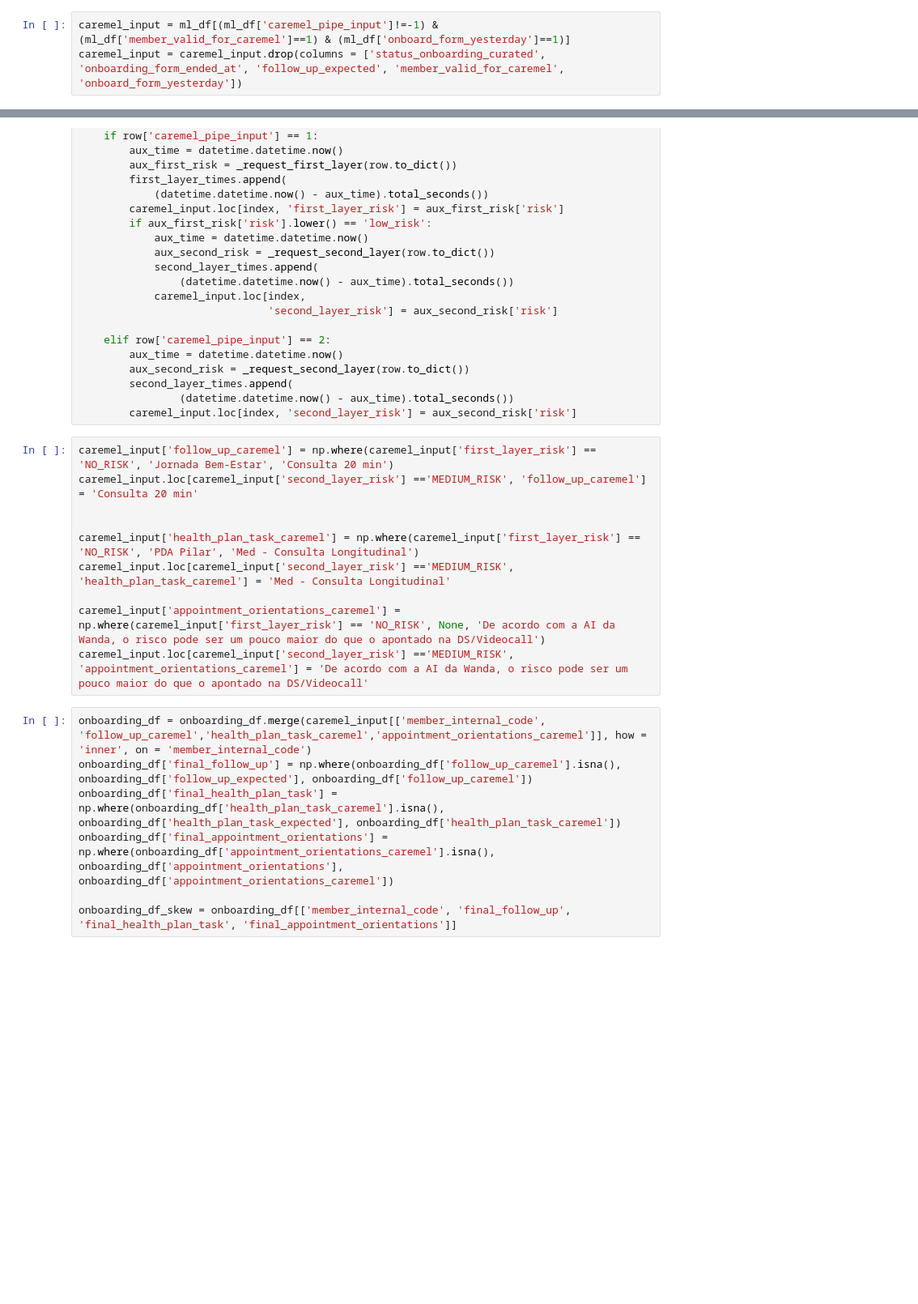
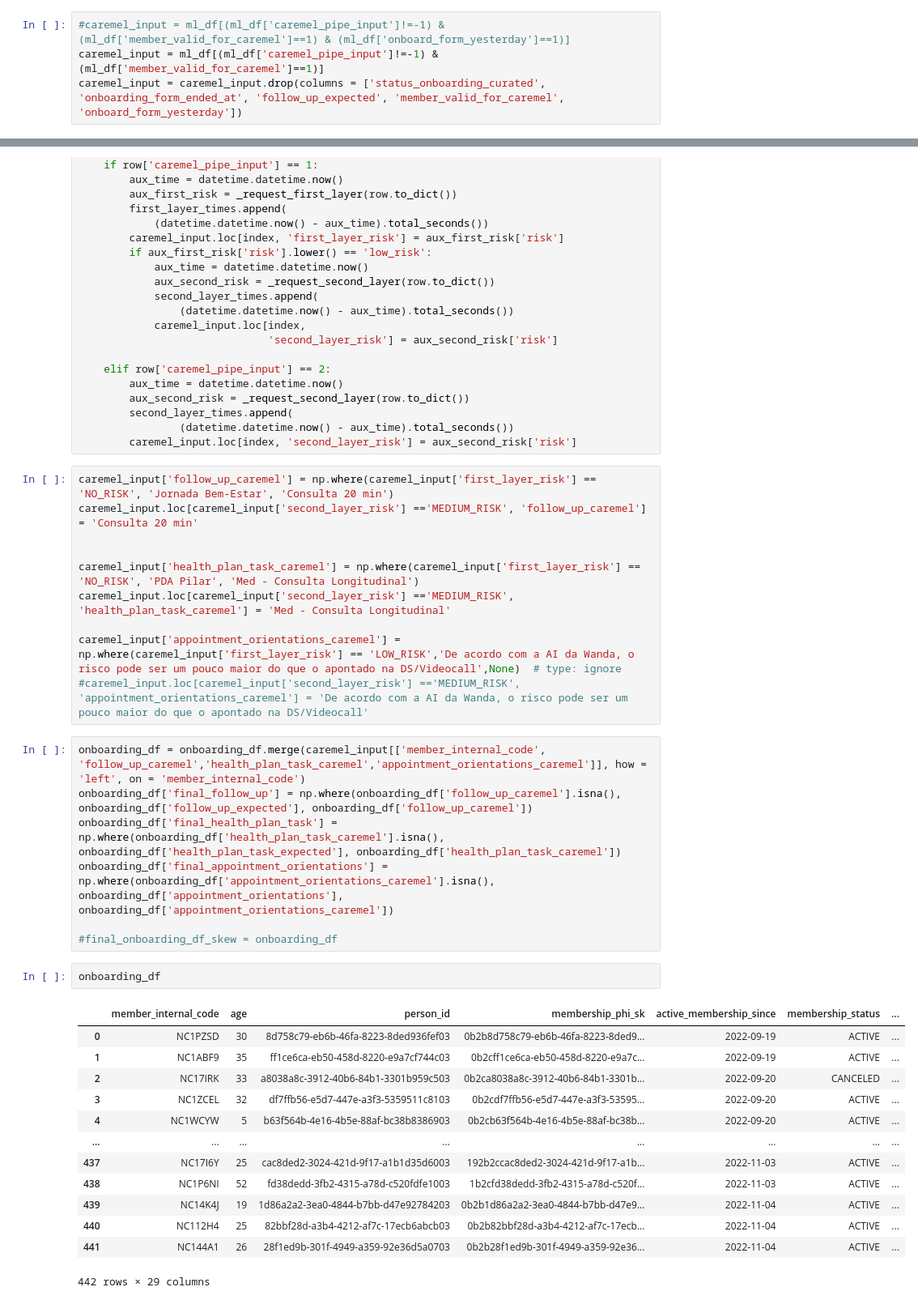
Before and after one commit to luizhsuperti/alice-coding, a Jupyter notebook: caremel_predict/notebooks/00_main.ipynb, the cells around one changed output, grey strips where cells are left out. Shown at 81% size. Saved outputs shown, nothing was run; the diff lists cells and outputs as text; blank space fills up the shorter version.

```diff
--- a/caremel_predict/notebooks/00_main.ipynb
+++ b/caremel_predict/notebooks/00_main.ipynb
@@ -816,5 +810,6 @@ ml_df[ml_df['onboard_form_yesterday']==1][['member_internal_code','onboarding_fo
 # %%
-caremel_input = ml_df[(ml_df['caremel_pipe_input']!=-1) & (ml_df['member_valid_for_caremel']==1) & (ml_df['onboard_form_yesterday']==1)]
+#caremel_input = ml_df[(ml_df['caremel_pipe_input']!=-1) & (ml_df['member_valid_for_caremel']==1) & (ml_df['onboard_form_yesterday']==1)]
+caremel_input = ml_df[(ml_df['caremel_pipe_input']!=-1) & (ml_df['member_valid_for_caremel']==1)]
 caremel_input = caremel_input.drop(columns = ['status_onboarding_curated', 'onboarding_form_ended_at', 'follow_up_expected', 'member_valid_for_caremel', 'onboard_form_yesterday'])
 # %% [markdown]
 ## 5. Request & Prediction
@@ -855,15 +850,31 @@ caremel_input.loc[caremel_input['second_layer_risk'] =='MEDIUM_RISK', 'follow_up
 caremel_input['health_plan_task_caremel'] = np.where(caremel_input['first_layer_risk'] == 'NO_RISK', 'PDA Pilar', 'Med - Consulta Longitudinal')
 caremel_input.loc[caremel_input['second_layer_risk'] =='MEDIUM_RISK', 'health_plan_task_caremel'] = 'Med - Consulta Longitudinal'
 
-caremel_input['appointment_orientations_caremel'] = np.where(caremel_input['first_layer_risk'] == 'NO_RISK', None, 'De acordo com a AI da Wanda, o risco pode ser um pouco maior do que o apontado na DS/Videocall')
-caremel_input.loc[caremel_input['second_layer_risk'] =='MEDIUM_RISK', 'appointment_orientations_caremel'] = 'De acordo com a AI da Wanda, o risco pode ser um pouco maior do que o apontado na DS/Videocall'
+caremel_input['appointment_orientations_caremel'] = np.where(caremel_input['first_layer_risk'] == 'LOW_RISK','De acordo com a AI da Wanda, o risco pode ser um pouco maior do que o apontado na DS/Videocall',None)  # type: ignore
+#caremel_input.loc[caremel_input['second_layer_risk'] =='MEDIUM_RISK', 'appointment_orientations_caremel'] = 'De acordo com a AI da Wanda, o risco pode ser um pouco maior do que o apontado na DS/Videocall'
 # %%
-onboarding_df = onboarding_df.merge(caremel_input[['member_internal_code', 'follow_up_caremel','health_plan_task_caremel','appointment_orientations_caremel']], how = 'inner', on = 'member_internal_code')
+onboarding_df = onboarding_df.merge(caremel_input[['member_internal_code', 'follow_up_caremel','health_plan_task_caremel','appointment_orientations_caremel']], how = 'left', on = 'member_internal_code')
 onboarding_df['final_follow_up'] = np.where(onboarding_df['follow_up_caremel'].isna(), onboarding_df['follow_up_expected'], onboarding_df['follow_up_caremel'])
 onboarding_df['final_health_plan_task'] = np.where(onboarding_df['health_plan_task_caremel'].isna(), onboarding_df['health_plan_task_expected'], onboarding_df['health_plan_task_caremel'])
 onboarding_df['final_appointment_orientations'] = np.where(onboarding_df['appointment_orientations_caremel'].isna(), onboarding_df['appointment_orientations'], onboarding_df['appointment_orientations_caremel'])
 
-onboarding_df_skew = onboarding_df[['member_internal_code', 'final_follow_up', 'final_health_plan_task', 'final_appointment_orientations']]
+#final_onboarding_df_skew = onboarding_df
+# %%
+onboarding_df
+# %% [output]
+|  | member_internal_code | age | person_id | membership_phi_sk | active_membership_since | membership_status | ... |
+| 0 | NC1PZSD | 30 | 8d758c79-eb6b-46fa-8223-8ded936fef03 | 0b2b8d758c79-eb6b-46fa-8223-8ded9... | 2022-09-19 | ACTIVE | ... |
+| 1 | NC1ABF9 | 35 | ff1ce6ca-eb50-458d-8220-e9a7cf744c03 | 0b2cff1ce6ca-eb50-458d-8220-e9a7c... | 2022-09-19 | ACTIVE | ... |
+| 2 | NC17IRK | 33 | a8038a8c-3912-40b6-84b1-3301b959c503 | 0b2ca8038a8c-3912-40b6-84b1-3301b... | 2022-09-20 | CANCELED | ... |
+| 3 | NC1ZCEL | 32 | df7ffb56-e5d7-447e-a3f3-5359511c8103 | 0b2cdf7ffb56-e5d7-447e-a3f3-53595... | 2022-09-20 | ACTIVE | ... |
+| 4 | NC1WCYW | 5 | b63f564b-4e16-4b5e-88af-bc38b8386903 | 0b2cb63f564b-4e16-4b5e-88af-bc38b... | 2022-09-20 | ACTIVE | ... |
+| ... | ... | ... | ... | ... | ... | ... | ... |
+| 437 | NC17I6Y | 25 | cac8ded2-3024-421d-9f17-a1b1d35d6003 | 192b2ccac8ded2-3024-421d-9f17-a1b... | 2022-11-03 | ACTIVE | ... |
+| 438 | NC1P6NI | 52 | fd38dedd-3fb2-4315-a78d-c520fdfe1003 | 1b2cfd38dedd-3fb2-4315-a78d-c520f... | 2022-11-03 | ACTIVE | ... |
+| 439 | NC14K4J | 19 | 1d86a2a2-3ea0-4844-b7bb-d47e92784203 | 0b2b1d86a2a2-3ea0-4844-b7bb-d47e9... | 2022-11-04 | ACTIVE | ... |
+| 440 | NC112H4 | 25 | 82bbf28d-a3b4-4212-af7c-17ecb6abcb03 | 0b2b82bbf28d-a3b4-4212-af7c-17ecb... | 2022-11-04 | ACTIVE | ... |
+| 441 | NC144A1 | 26 | 28f1ed9b-301f-4949-a359-92e36d5a0703 | 0b2b28f1ed9b-301f-4949-a359-92e36... | 2022-11-04 | ACTIVE | ... |
+442 rows × 29 columns
 # %% [markdown]
 #### append to old dataframe
 # %%
```
Also changed, not shown: parts of 3 cells of this notebook, 42 other files.
